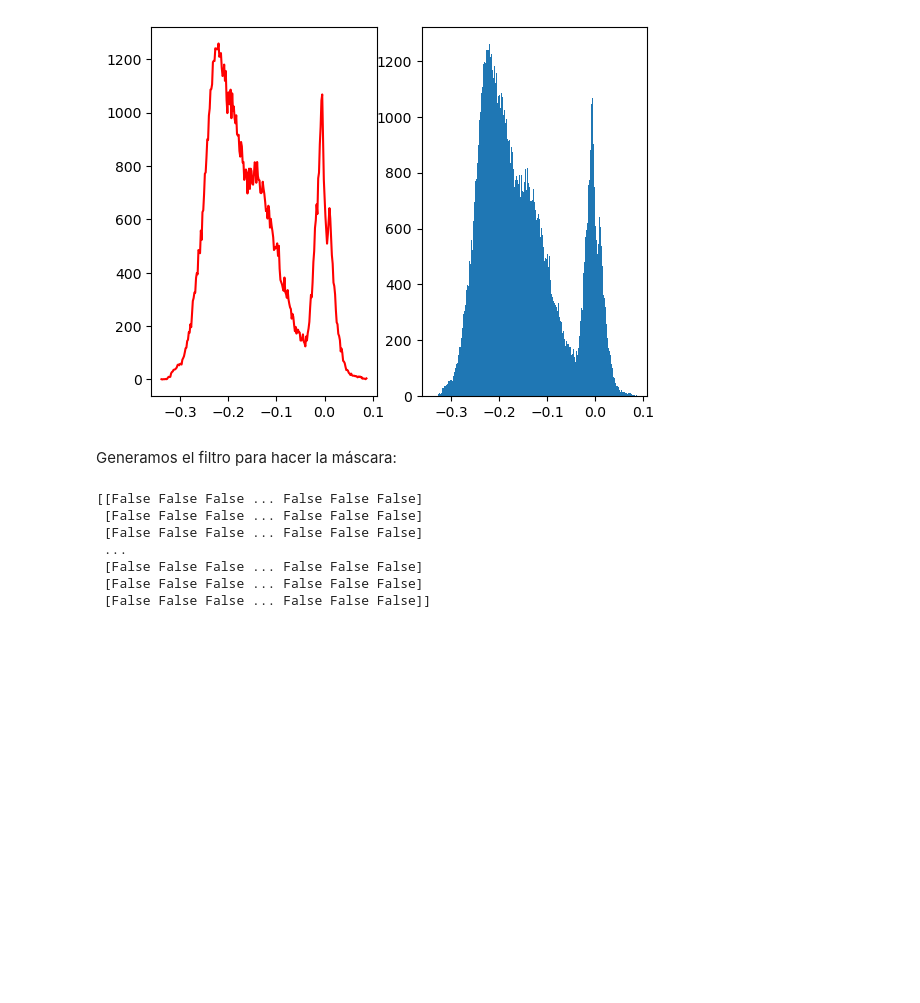
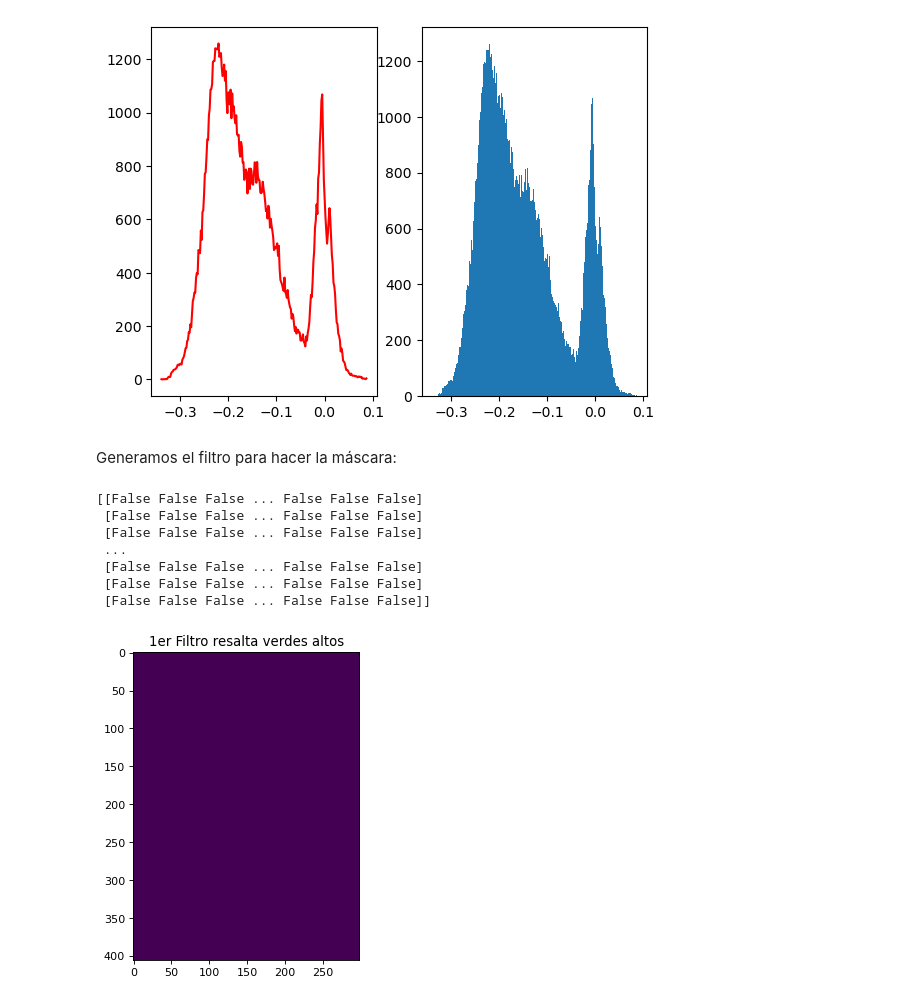
Before and after one commit to Mnzeballos/Trabajo_final_Tec-Int, a Jupyter notebook: Notas y código.ipynb, the cells around one changed output. Cells and saved outputs as stored; diff of their text form; code cells hidden in the pictures; blank space fills up the shorter version.

```diff
--- a/Notas y código.ipynb
+++ b/Notas y código.ipynb
@@ -312,14 +310,22 @@ Umbral de corte en: -0.04482758620689655
 [figure]
 # %% [markdown]
 Generamos el filtro para hacer la máscara:
-# %%
-mascara = mdwi>-0.045
-print(mascara)
-# %% [output]
-[[False False False ... False False False]
- [False False False ... False False False]
- [False False False ... False False False]
- ...
- [False False False ... False False False]
- [False False False ... False False False]
- [False False False ... False False False]]
+# %%
+# Filtro para el verde (pasa altos)
+GRfiltro = np.zeros([filas, columnas])
+mascara = mdwi>0
+GRfiltro[mascara] = 0
+print(mascara)
+plt.figure(figsize=(5, 5), dpi= 80, facecolor='w', edgecolor='k')
+plt.imshow(GRfiltro)
+plt.title('1er Filtro resalta verdes altos')
+plt.show()
+# %% [output]
+[[False False False ... False False False]
+ [False False False ... False False False]
+ [False False False ... False False False]
+ ...
+ [False False False ... False False False]
+ [False False False ... False False False]
+ [False False False ... False False False]]
+[figure, added]
```
Also changed, not shown: parts of 1 cell of this notebook.
